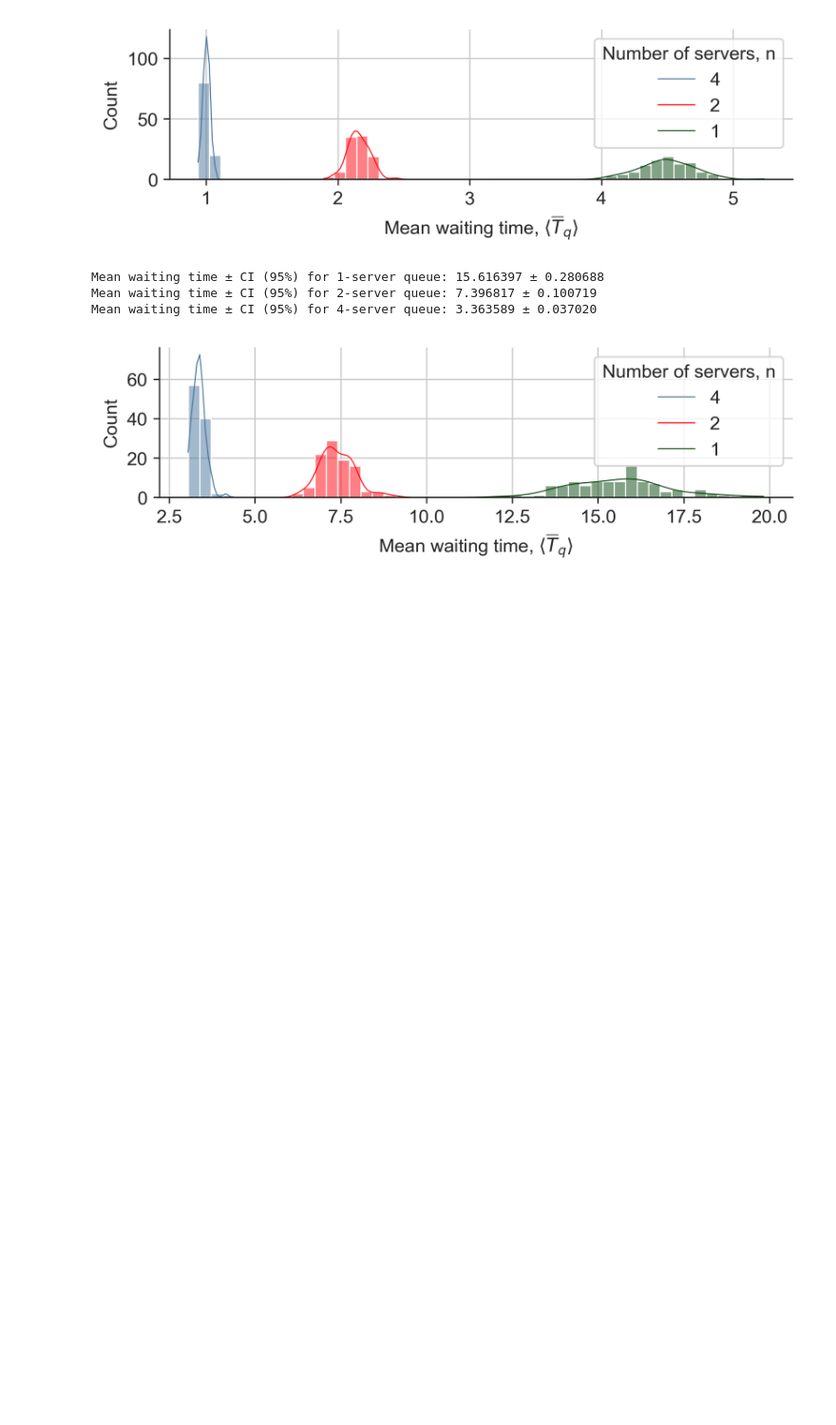
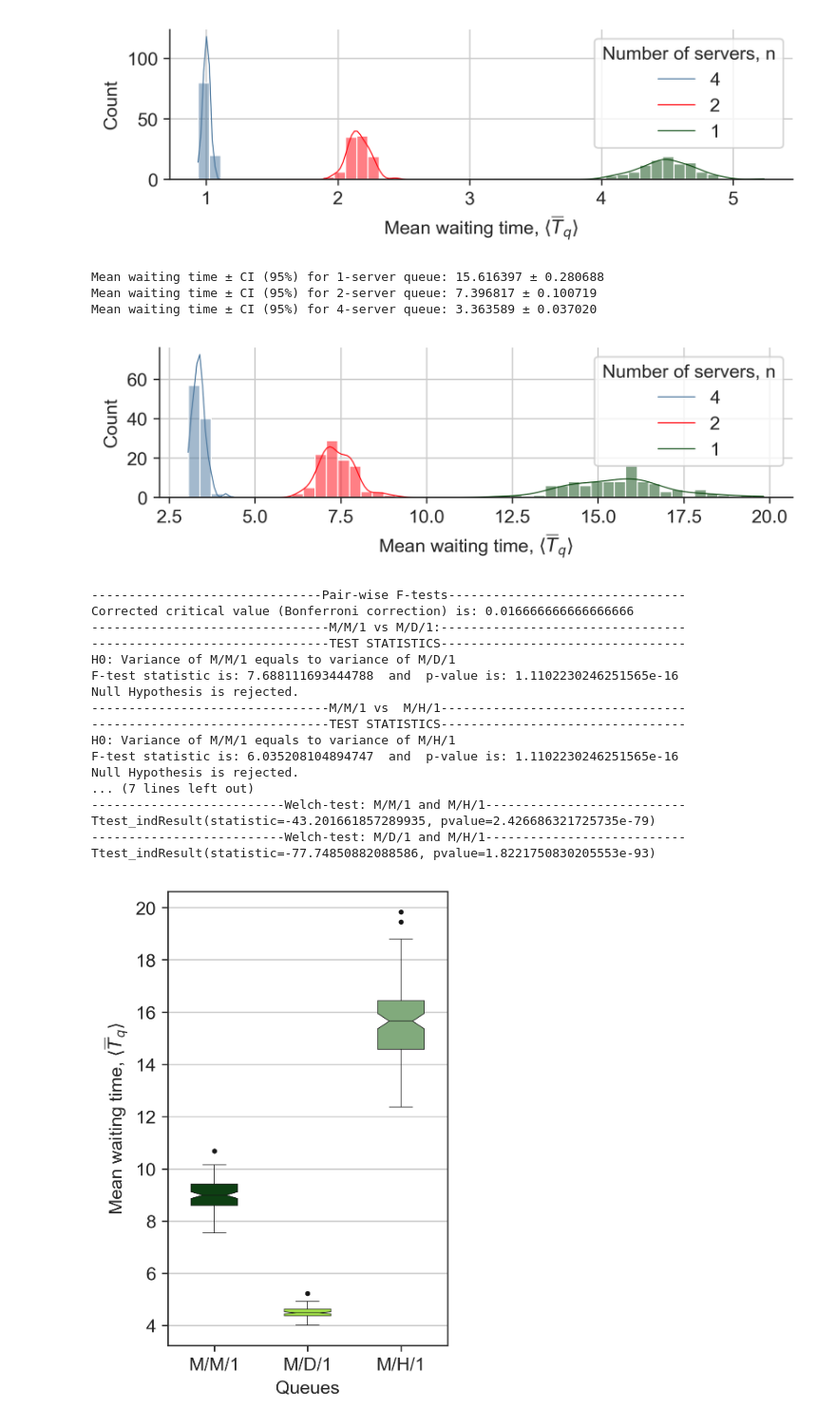
Before and after one commit to loonatick-src/stochastic-sim-2, a Jupyter notebook: DES_sim_refactor.ipynb, the cells around one changed output. Shown at 95% size. Cells and saved outputs as stored; diff of their text form; code cells hidden in the pictures; blank space fills up the shorter version.

Commit message:
Finished all statistical tests and plots for RQ3

```diff
--- a/DES_sim_refactor.ipynb
+++ b/DES_sim_refactor.ipynb
@@ -1062,0 +1205,21 @@ Mean waiting time ± CI (95%) for 4-server queue: 3.363589 ± 0.037020
+# %%
+different_service_time_dist_one_server_plotter(MM_data = "waiting_times_fullsave_124.npz", MD_data = "waiting_times_fullsave_124_deterministic.npz", MH_data = "waiting_times_fullsave_124_hyper_mu_1.npz", title ="One_server_different_B.pdf")
+# %% [output]
+-------------------------------Pair-wise F-tests--------------------------------
+Corrected critical value (Bonferroni correction) is: 0.016666666666666666
+--------------------------------M/M/1 vs M/D/1:---------------------------------
+--------------------------------TEST STATISTICS---------------------------------
+H0: Variance of M/M/1 equals to variance of M/D/1
+F-test statistic is: 7.688111693444788  and  p-value is: 1.1102230246251565e-16
+Null Hypothesis is rejected.
+--------------------------------M/M/1 vs  M/H/1---------------------------------
+--------------------------------TEST STATISTICS---------------------------------
+H0: Variance of M/M/1 equals to variance of M/H/1
+F-test statistic is: 6.035208104894747  and  p-value is: 1.1102230246251565e-16
+Null Hypothesis is rejected.
+... (7 lines left out)
+--------------------------Welch-test: M/M/1 and M/H/1---------------------------
+Ttest_indResult(statistic=-43.201661857289935, pvalue=2.426686321725735e-79)
+--------------------------Welch-test: M/D/1 and M/H/1---------------------------
+Ttest_indResult(statistic=-77.74850882088586, pvalue=1.8221750830205553e-93)
+[figure, added]
```
Also changed, not shown: parts of 7 cells of this notebook, 3 other files.
